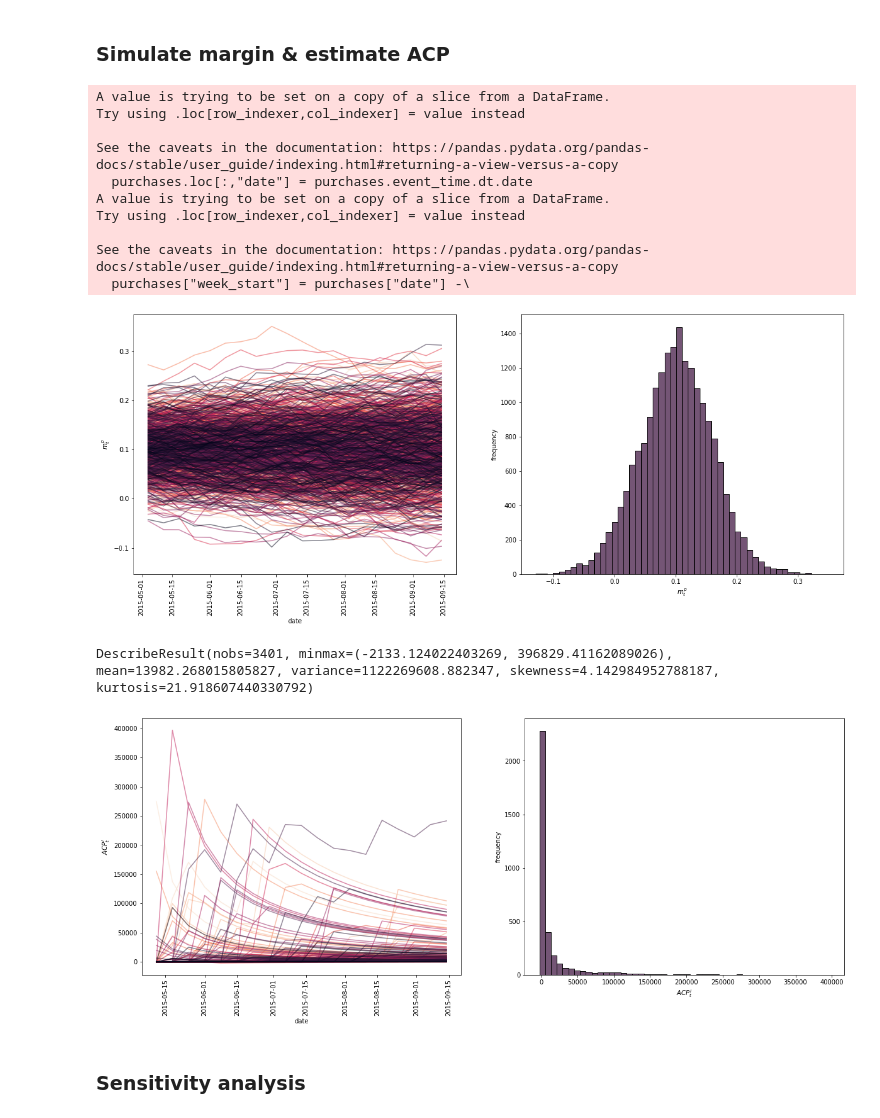
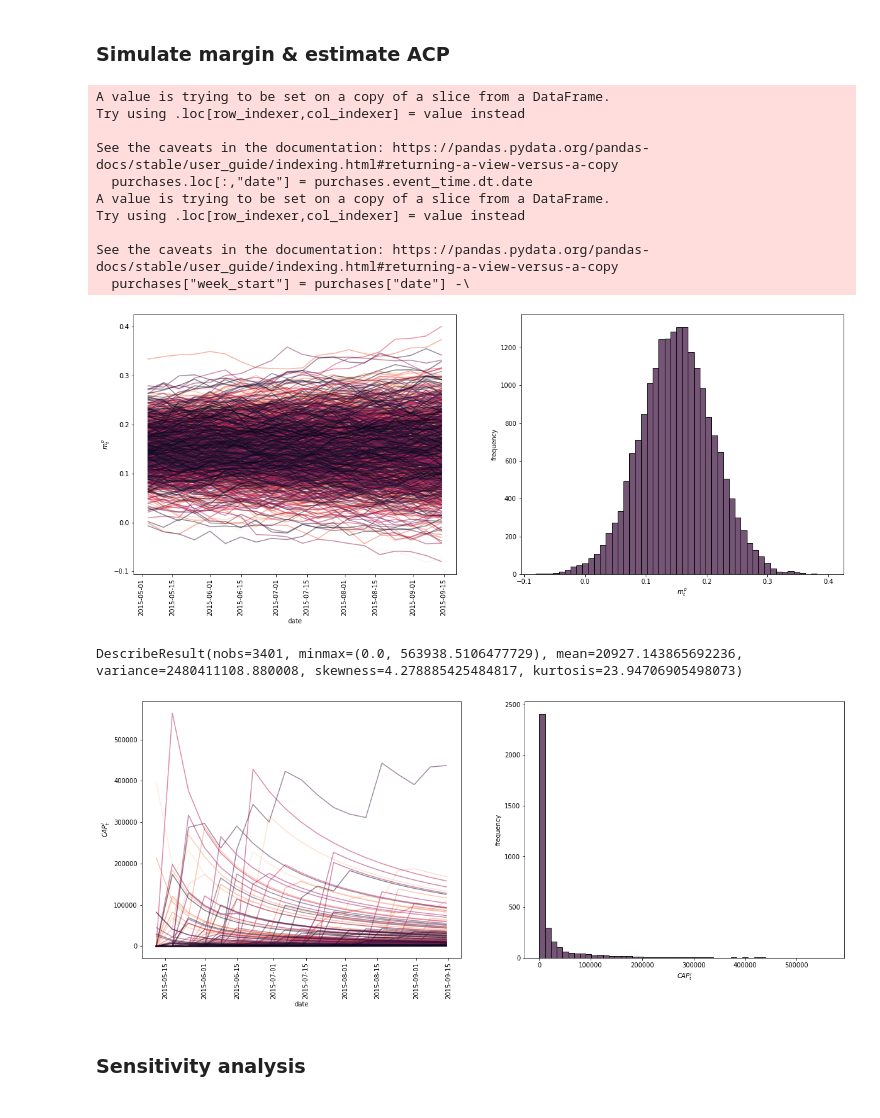
Before and after one commit to fridrichmrtn/churn-modeling, a Jupyter notebook: jupyters/profit-dev.ipynb, the cells around one changed output. Drawn from its saved outputs; the diff is of its cells as text; code cells hidden in the pictures.

```diff
--- a/jupyters/profit-dev.ipynb
+++ b/jupyters/profit-dev.ipynb
@@ -90,41 +90,40 @@ def simulate_acp(purchases, loc, scale, seed=0):
 # %%
 # SIMULATE MARGINS
 import pandas as pd
 purchases = get_purchases()
 # simulation
-loc = 0.10
+loc = 0.15
 scale = 0.05
 dates = purchases.sort_values("week_start").week_start.unique()
 products = purchases.product_id.unique()
 margins = simulate_margin(products, dates, loc, scale)
 margins = pd.melt(margins, id_vars=["product_id"],
         var_name="date", value_name="margin")
 # plot
 prod_subset = margins.product_id.isin(margins.product_id.unique()[:1000])
 plot_conf = {"x":"date", "y":"margin", "hue":"product_id", "labs":{"x":"date", "y":"$m^p_t$"}}
 plot_simulated_data(margins[prod_subset], plot_conf)
 # %% [output]
 A value is trying to be set on a copy of a slice from a DataFrame.
 Try using .loc[row_indexer,col_indexer] = value instead
 
 See the caveats in the documentation: https://pandas.pydata.org/pandas-docs/stable/user_guide/indexing.html#returning-a-view-versus-a-copy
   purchases.loc[:,"date"] = purchases.event_time.dt.date
 A value is trying to be set on a copy of a slice from a DataFrame.
 Try using .loc[row_indexer,col_indexer] = value instead
 
 See the caveats in the documentation: https://pandas.pydata.org/pandas-docs/stable/user_guide/indexing.html#returning-a-view-versus-a-copy
   purchases["week_start"] = purchases["date"] -\
-[figure, old version]
+[figure, new version]
 # %%
 user_acp =  get_acp(purchases, margins, target_size=4)
-plot_conf = {"x":"date", "y":"acp", "hue":"user_id", "labs":{"x":"date", "y":"$ACP^i_t$"}}
+plot_conf = {"x":"date", "y":"acp", "hue":"user_id", "labs":{"x":"date", "y":"$CAP^i_t$"}}
 plot_simulated_data(user_acp, plot_conf)
-
 from scipy.stats import describe
 describe(user_acp.acp)
 # %% [output]
-DescribeResult(nobs=3401, minmax=(-2133.124022403269, 396829.41162089026), mean=13982.268015805827, variance=1122269608.882347, skewness=4.142984952788187, kurtosis=21.918607440330792)
+DescribeResult(nobs=3401, minmax=(0.0, 563938.5106477729), mean=20927.143865692236, variance=2480411108.880008, skewness=4.278885425484817, kurtosis=23.94706905498073)
-[figure, old version]
+[figure, new version]
 # %% [markdown]
 ### Sensitivity analysis
 # %%
```
Also changed, not shown: parts of 8 cells of this notebook.
